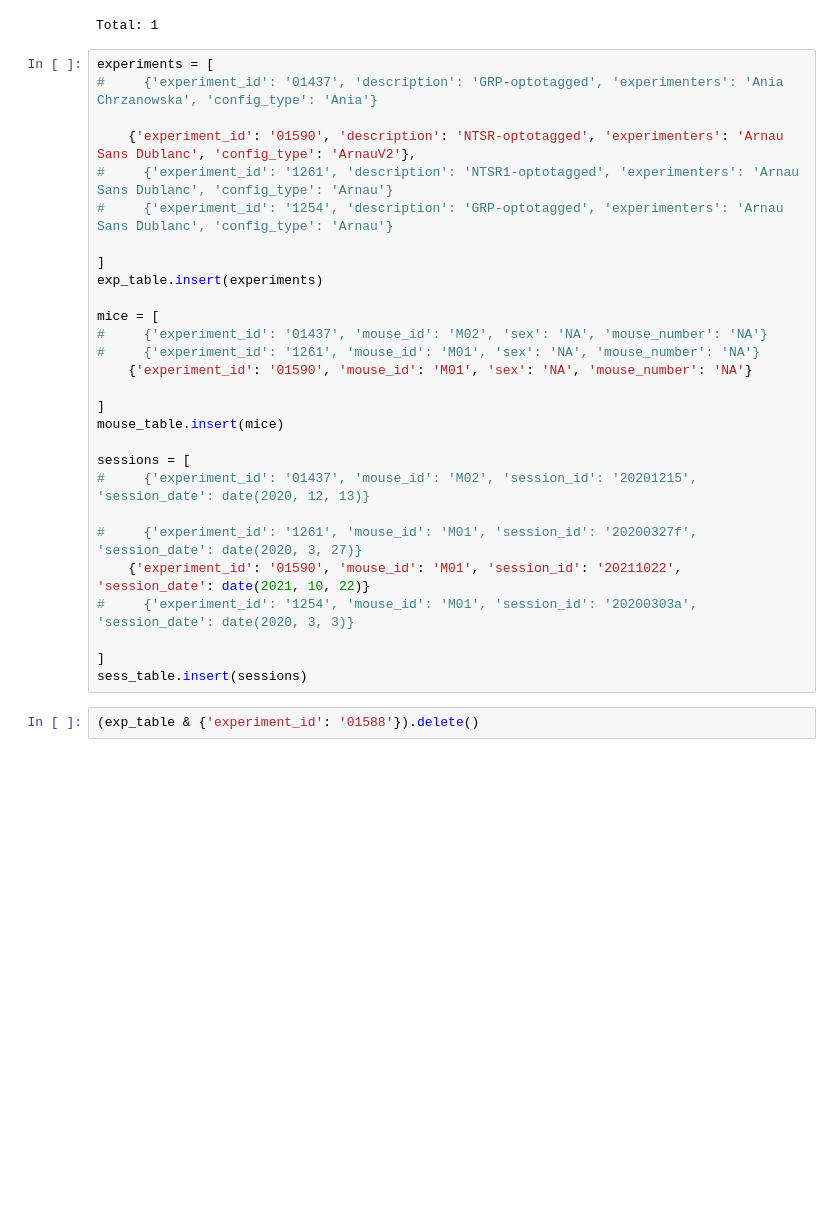
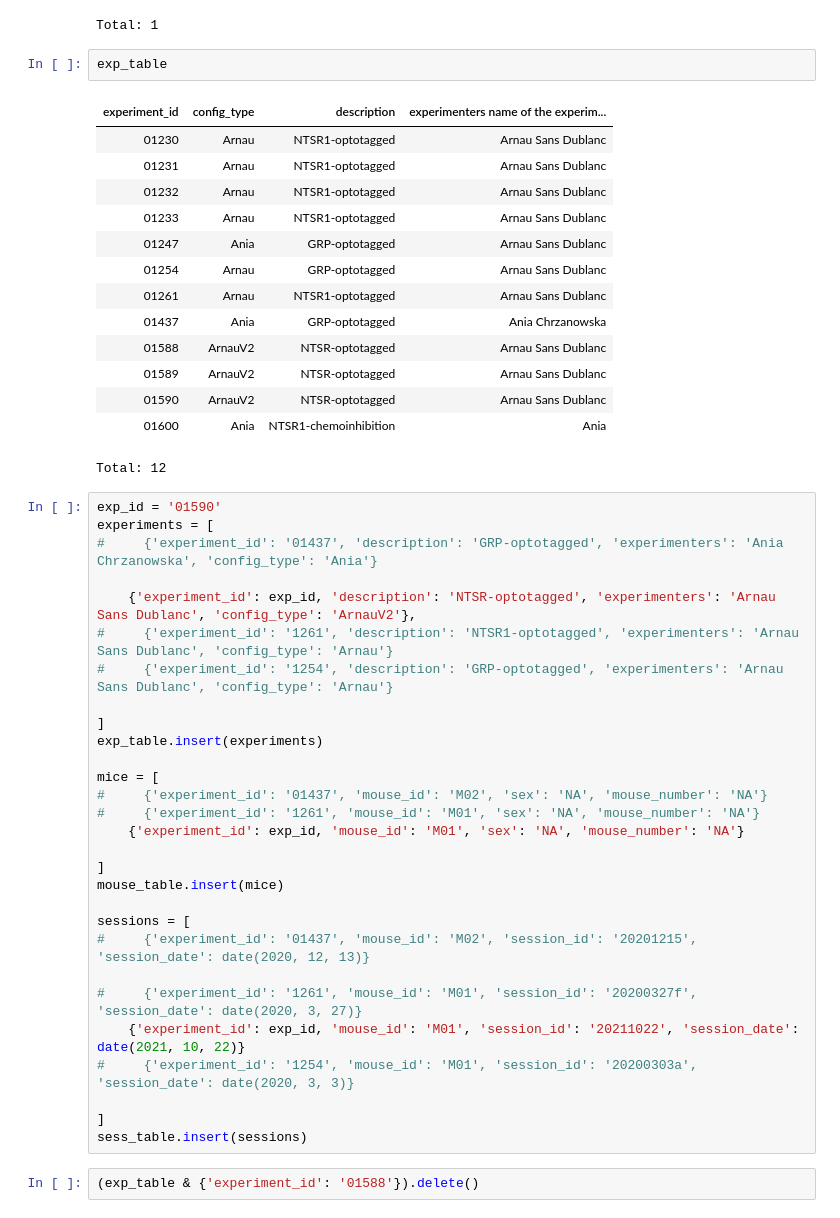
Before and after one commit to bramn22/DatajointVEIDB, a Jupyter notebook: notebooks/datajoint.ipynb, the cells around one changed output. Saved outputs shown, nothing was run; the diff lists cells and outputs as text; blank space fills up the shorter version.

```diff
--- a/notebooks/datajoint.ipynb
+++ b/notebooks/datajoint.ipynb
@@ -823,11 +649,29 @@ events_table
 | experiment_id | mouse_id | session_id | trialgroup_id | stimulus_type | start_abs | stims_start | stims_end | ... |
 | 01437 | M02 | 20201214b | EXD2_0001 | EXD2 | 63384371 | 30002 | 80376363 | ... |
 Total: 1
+# %%
+exp_table
+# %% [output]
+| experiment_id | config_type | description | experimenters name of the experim... |
+| 01230 | Arnau | NTSR1-optotagged | Arnau Sans Dublanc |
+| 01231 | Arnau | NTSR1-optotagged | Arnau Sans Dublanc |
+| 01232 | Arnau | NTSR1-optotagged | Arnau Sans Dublanc |
+| 01233 | Arnau | NTSR1-optotagged | Arnau Sans Dublanc |
+| 01247 | Ania | GRP-optotagged | Arnau Sans Dublanc |
+| 01254 | Arnau | GRP-optotagged | Arnau Sans Dublanc |
+| 01261 | Arnau | NTSR1-optotagged | Arnau Sans Dublanc |
+| 01437 | Ania | GRP-optotagged | Ania Chrzanowska |
+| 01588 | ArnauV2 | NTSR-optotagged | Arnau Sans Dublanc |
+| 01589 | ArnauV2 | NTSR-optotagged | Arnau Sans Dublanc |
+| 01590 | ArnauV2 | NTSR-optotagged | Arnau Sans Dublanc |
+| 01600 | Ania | NTSR1-chemoinhibition | Ania |
+Total: 12
 # %%
+exp_id = '01590'
 experiments = [
 #     {'experiment_id': '01437', 'description': 'GRP-optotagged', 'experimenters': 'Ania Chrzanowska', 'config_type': 'Ania'}
 
-    {'experiment_id': '01590', 'description': 'NTSR-optotagged', 'experimenters': 'Arnau Sans Dublanc', 'config_type': 'ArnauV2'},
+    {'experiment_id': exp_id, 'description': 'NTSR-optotagged', 'experimenters': 'Arnau Sans Dublanc', 'config_type': 'ArnauV2'},
 #     {'experiment_id': '1261', 'description': 'NTSR1-optotagged', 'experimenters': 'Arnau Sans Dublanc', 'config_type': 'Arnau'}
 #     {'experiment_id': '1254', 'description': 'GRP-optotagged', 'experimenters': 'Arnau Sans Dublanc', 'config_type': 'Arnau'}
 
@@ -837,7 +681,7 @@ exp_table.insert(experiments)
 mice = [
 #     {'experiment_id': '01437', 'mouse_id': 'M02', 'sex': 'NA', 'mouse_number': 'NA'}
 #     {'experiment_id': '1261', 'mouse_id': 'M01', 'sex': 'NA', 'mouse_number': 'NA'}
-    {'experiment_id': '01590', 'mouse_id': 'M01', 'sex': 'NA', 'mouse_number': 'NA'}
+    {'experiment_id': exp_id, 'mouse_id': 'M01', 'sex': 'NA', 'mouse_number': 'NA'}
 
 ]
 mouse_table.insert(mice)
@@ -846,7 +690,7 @@ sessions = [
 #     {'experiment_id': '01437', 'mouse_id': 'M02', 'session_id': '20201215', 'session_date': date(2020, 12, 13)}
 
 #     {'experiment_id': '1261', 'mouse_id': 'M01', 'session_id': '20200327f', 'session_date': date(2020, 3, 27)}
-    {'experiment_id': '01590', 'mouse_id': 'M01', 'session_id': '20211022', 'session_date': date(2021, 10, 22)}
+    {'experiment_id': exp_id, 'mouse_id': 'M01', 'session_id': '20211022', 'session_date': date(2021, 10, 22)}
 #     {'experiment_id': '1254', 'mouse_id': 'M01', 'session_id': '20200303a', 'session_date': date(2020, 3, 3)}
 
 ]
```
Also changed, not shown: parts of 23 cells of this notebook, 13 other files.
